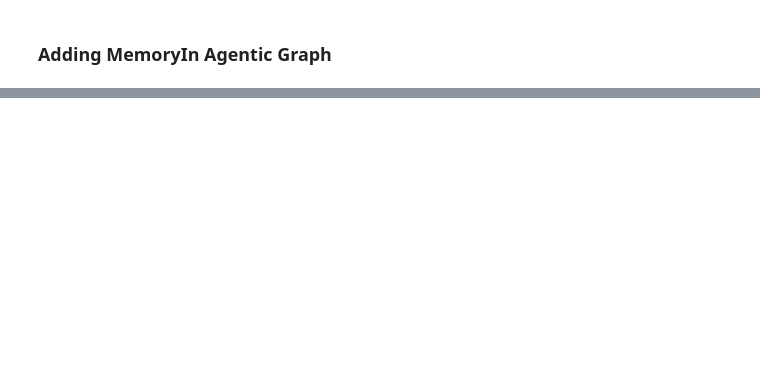
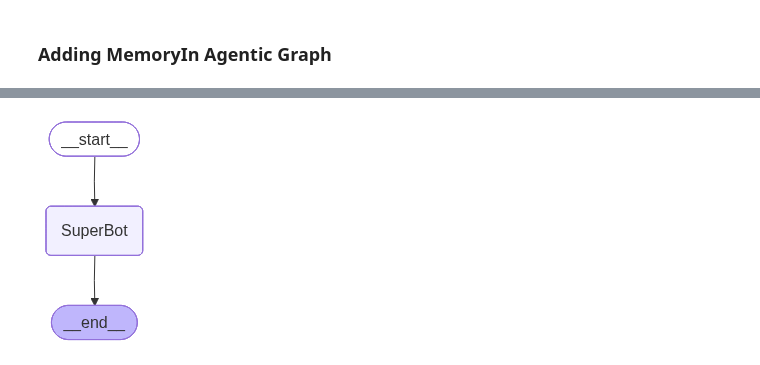
Before and after one commit to yogeshkumar2001/Gen-AI, a Jupyter notebook: Langgraph-learning/chatBot.ipynb, the cells around one changed output, grey strips where cells are left out. Cells and saved outputs as stored; diff of their text form; code cells hidden in the pictures; blank space fills up the shorter version.

Commit message:
update LLM model to openai/gpt-oss-120b and added Streaming

```diff
--- a/Langgraph-learning/chatBot.ipynb
+++ b/Langgraph-learning/chatBot.ipynb
@@ -18,7 +18,7 @@ class State(TypedDict):
     # (in this case, it appends messages to the list, rather than overwriting them)
     messages:Annotated[list,add_messages]
 
-llm = ChatGroq(model="qwen/qwen3-32b")
+llm = ChatGroq(model="openai/gpt-oss-120b")
 # %%
 def chatbot(state:State):
     return {"messages":[llm.invoke(state["messages"])]}
@@ -297,0 +321,24 @@ Hello Sumit! Let me confirm - are you previously mentioned as Yogesh or Age? Was
+# %%
+
+from langgraph.graph import StateGraph,START,END
+from langgraph.checkpoint.memory import MemorySaver
+
+memory = MemorySaver()
+def super_bot(state:State):
+    return {
+        "messages":[llm.invoke(state["messages"])]
+    }
+graph = StateGraph(State)
+#node
+graph.add_node("SuperBot", super_bot)
+##edges
+
+graph.add_edge(START,"SuperBot")
+graph.add_edge("SuperBot", END)
+graph_builder = graph.compile(checkpointer=memory)
+
+## Display
+from IPython.display import Image, display
+display(Image(graph_builder.get_graph().draw_mermaid_png()))
+# %% [output]
+[figure, added]
```
Also changed, not shown: parts of 15 cells of this notebook.
